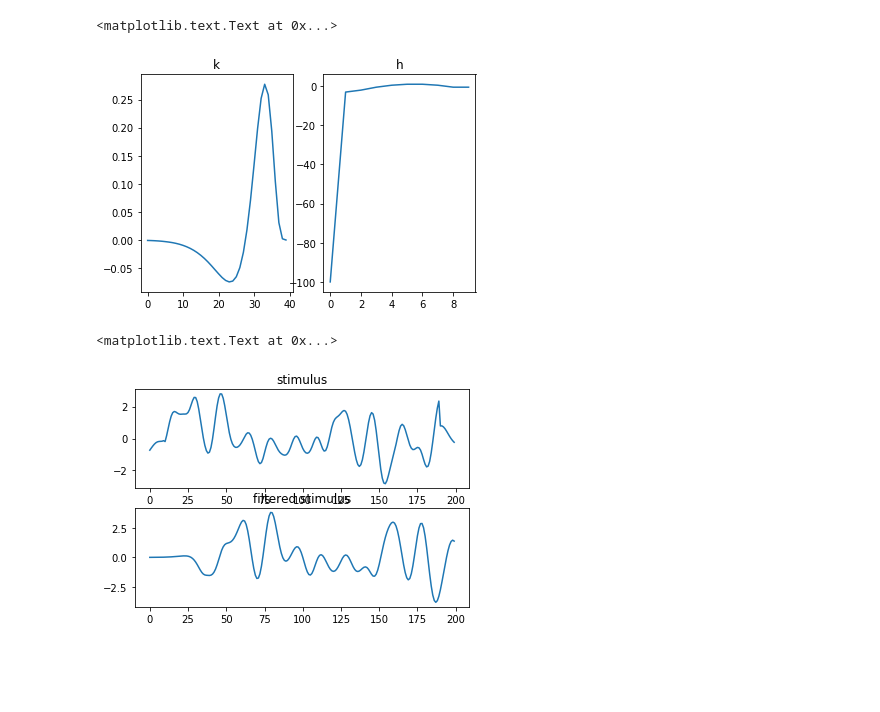
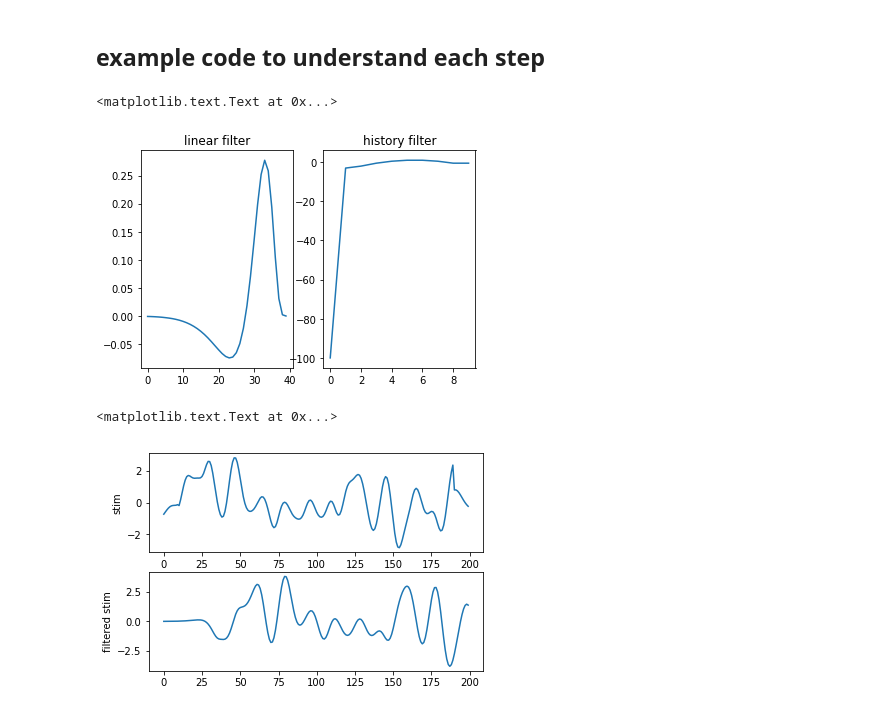
Before and after one commit to ssuai/GLM, a Jupyter notebook: LNP.ipynb, the cells around one changed output. Cells and saved outputs as stored; diff of their text form; code cells hidden in the pictures; blank space fills up the shorter version.

```diff
--- a/LNP.ipynb
+++ b/LNP.ipynb
@@ -4,6 +4,8 @@ import numpy as np
 
 import matplotlib.pyplot as plt
 %matplotlib inline
+# %% [markdown]
+## example code to understand each step
 # %%
 ###########################################################################
 ## 1. Generating spikes from LNP model
@@ -28,40 +30,34 @@ b = -3
 # plot filters
 plt.subplot(121)
 plt.plot(k)
-plt.title('k')
+#plt.ylabel('k')
+plt.title('linear filter')
 plt.subplot(122)
 plt.plot(h)
-plt.title('h')
+#plt.ylabel('h')
+plt.title('history filter')
 # %% [output]
 <matplotlib.text.Text at 0x...>
-[figure, old version]
+[figure, new version]
 # %%
 # load sample stimulus
 Stim=np.loadtxt('Stim1.txt')
-
-#from scipy.io import loadmat
-#Stim1=loadmat('Stim1.mat')
-#import h5py
-#with h5py.File('Stim1.mat', 'r') as file:
-#    Stim = list(file['Stim1'])[0]
-#print(Stim2)
-#np.savetxt("Stim1.txt",Stim)
 
 
 # Step 1. apply linear filter
 from scipy import signal
 Sfilt = signal.lfilter(k, 1, Stim)
 
 # plot stimulus and filtered stimulus
 plt.subplot(211)
 plt.plot(Stim)
-plt.title('stimulus')
+plt.ylabel('stim')
 plt.subplot(212)
 plt.plot(Sfilt)
-plt.title('filtered stimulus')
+plt.ylabel('filtered stim')
 # %% [output]
 <matplotlib.text.Text at 0x...>
-[figure, old version]
+[figure, new version]
 # %%
 # Step 2. Generate a sequence of spikes
 T = len(Sfilt)
```
Also changed, not shown: parts of 3 cells of this notebook.
